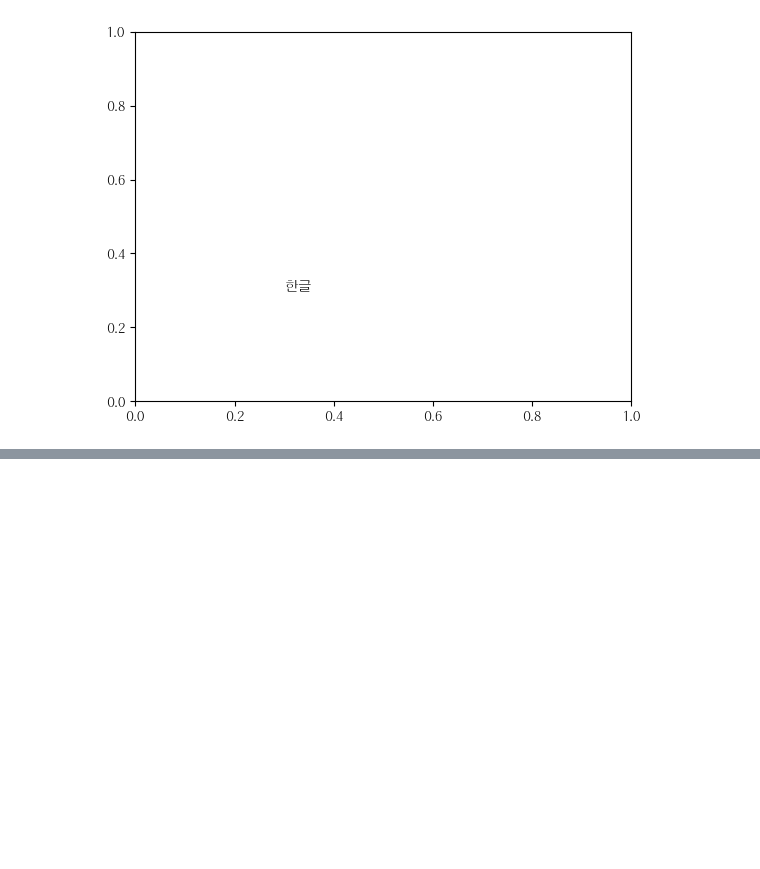
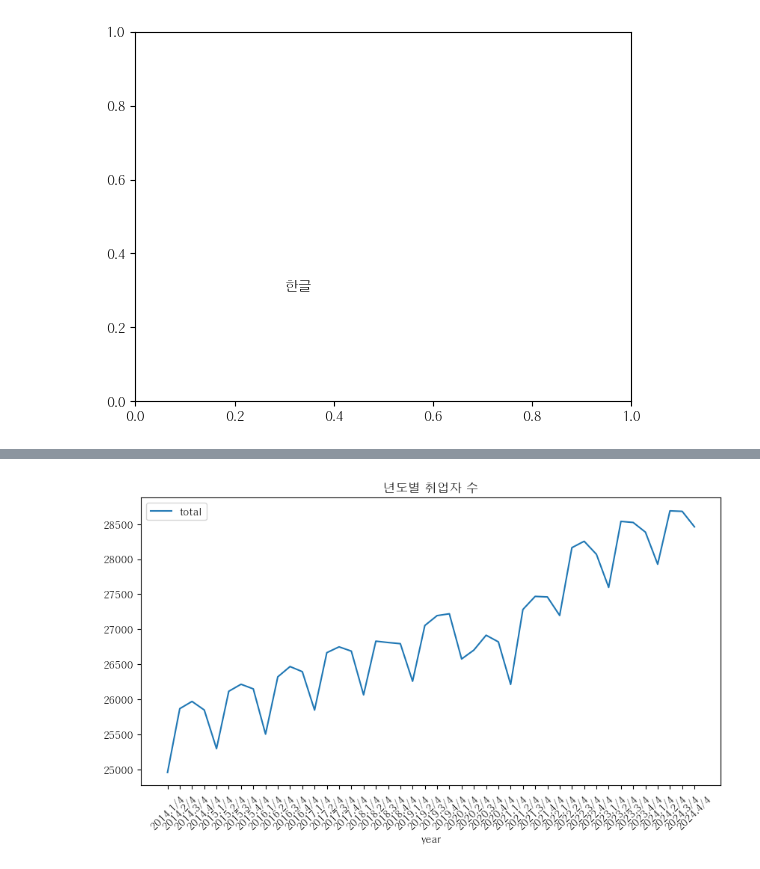
Before and after one commit to pmj8298/python, a Jupyter notebook: python11_연령별취업자수관계.ipynb, the cells around one changed output, grey strips where cells are left out. Cells and saved outputs as stored; diff of their text form; code cells hidden in the pictures; blank space fills up the shorter version.

```diff
--- a/python11_연령별취업자수관계.ipynb
+++ b/python11_연령별취업자수관계.ipynb
@@ -24,3 +25,7 @@ Text(0.3, 0.3, '한글')
 [figure]
 # %%
 # https://kosis.kr/statHtml/statHtml.do?sso=ok&returnurl=https%3A%2F%2Fkosis.kr%3A443%2FstatHtml%2FstatHtml.do%3Fconn_path%3DMT_ZTITLE%26list_id%3DB17%26obj_var_id%3D%26seqNo%3D%26tblId%3DDT_1DA7050S%26vw_cd%3DMT_ZTITLE%26itm_id%3D%26language%3Dkor%26lang_mode%3Dko%26orgId%3D101%26
+# %%
+file_path = './ref/행정구역시도성연령별취업자_20250304.csv'
+ori = pd.read_csv(file_path, encoding='EUC-KR')
+ori.head()
@@ -26,0 +39,6 @@ Text(0.3, 0.3, '한글')
+# %%
+# 깊은 복사를 통해 원본에 손상이 없음
+ex_data = ori.copy()
+ex_data.columns = ['resion','year','age','gender','value']
+ex_data.loc[ex_data['resion']=='세종특별자치시','value'] = ex_data.loc[ex_data['resion']=='세종특별자치시','value'].replace('-',0) # 세종특별자치시의 인구 수가  -로 표현되어 있어서 전처리 과정을 거침
+ex_data
@@ -26,0 +59,10 @@ Text(0.3, 0.3, '한글')
+# %%
+ex_data['value'] = ex_data['value'].astype(int)
+ex1_data = ex_data.groupby('year')['value'].sum().reset_index(name='total')
+# %%
+ax = ex1_data.plot(x='year', y='total', figsize=(10,5), title='년도별 취업자 수')
+ax.set_xticks(range(len(ex1_data)))
+ax.set_xticklabels(ex1_data['year'],rotation=45)
+plt.show()
+# %% [output]
+[figure, added]
```
Also changed, not shown: parts of 8 cells of this notebook.
